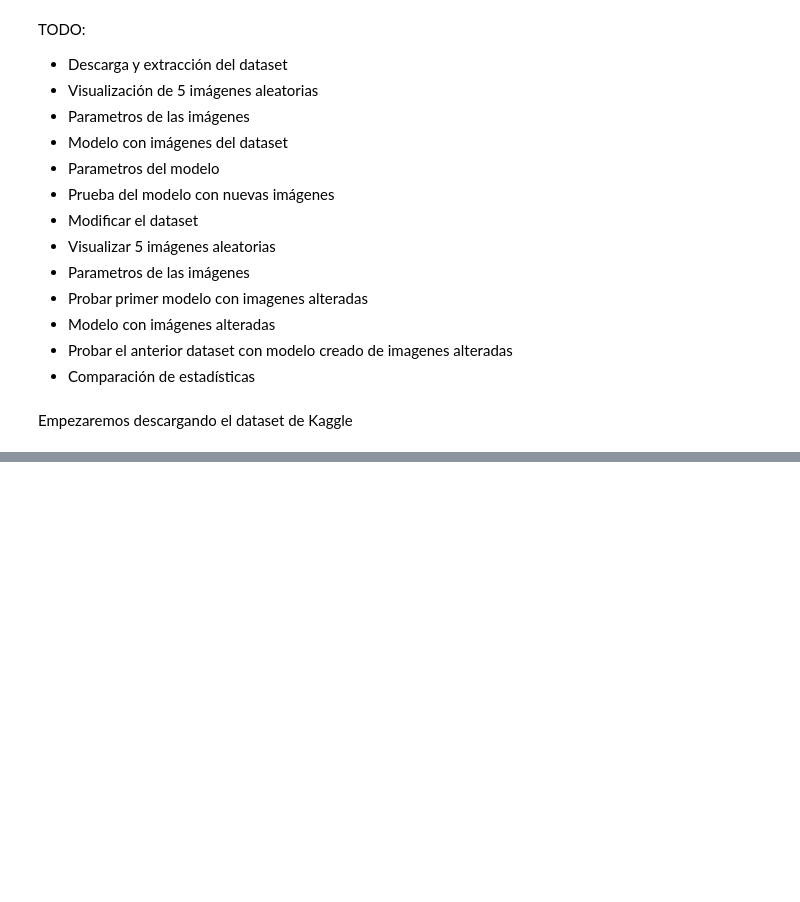
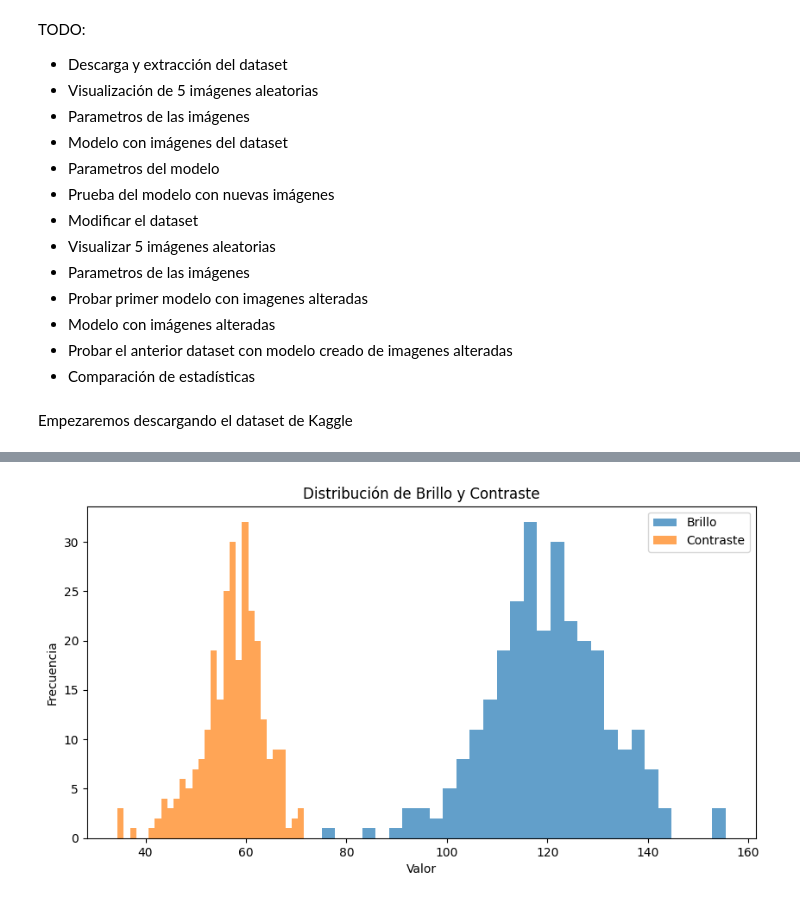
Before and after one commit to yahelrl19/ParkingLotProject, a Jupyter notebook: ParkingLotProject.ipynb, the cells around one changed output, grey strips where cells are left out. Saved outputs shown, nothing was run; the diff lists cells and outputs as text; code cells hidden in the pictures; blank space fills up the shorter version.

```diff
--- a/ParkingLotProject.ipynb
+++ b/ParkingLotProject.ipynb
@@ -301,0 +134,81 @@ weighted avg       0.84      0.90      0.87        60
+# %%
+import os
+import cv2
+import numpy as np
+import pandas as pd
+from tqdm import tqdm
+import matplotlib.pyplot as plt
+
+# Ruta al directorio del dataset
+images_dir = './dataset/mydata/mydata/images/train'
+
+# Funciones de análisis
+def analyze_image(image_path):
+    """Analiza propiedades de una imagen y retorna un diccionario con los resultados."""
+    # Cargar imagen
+    image = cv2.imread(image_path)
+    gray = cv2.cvtColor(image, cv2.COLOR_BGR2GRAY)
+
+    # Dimensiones de la imagen
+    height, width = gray.shape
+
+    # Brillo promedio
+    brightness = np.mean(gray)
+
+    # Contraste (desviación estándar de los valores de intensidad)
+    contrast = np.std(gray)
+
+    # Histograma de color
+    histogram = cv2.calcHist([image], [0], None, [256], [0, 256]).flatten()
+
+    # Ruido estimado (diferencia promedio entre la imagen y un filtro de suavizado)
+    blurred = cv2.GaussianBlur(gray, (5, 5), 0)
+    noise = np.mean(np.abs(gray - blurred))
+
+    # Bordes detectados (Canny)
+    edges = cv2.Canny(gray, 100, 200)
+    edge_density = np.sum(edges > 0) / (height * width)
+
+    return {
+        "Width": width,
+        "Height": height,
+        "Brightness": brightness,
+        "Contrast": contrast,
+        "Noise": noise,
+        "Edge Density": edge_density
+    }
+
+# Analizar todas las imágenes
+results = []
+image_files = sorted(os.listdir(images_dir))
+
+print("Analizando imágenes del dataset...")
+for image_file in tqdm(image_files):
+    image_path = os.path.join(images_dir, image_file)
+    analysis = analyze_image(image_path)
+    analysis["Image"] = image_file
+    results.append(analysis)
+
+# Convertir los resultados en un DataFrame
+df = pd.DataFrame(results)
+
+# Guardar el análisis como un archivo CSV
+output_file = "image_analysis_summary.csv"
+df.to_csv(output_file, index=False)
+
+print(f"Análisis completado. Resumen guardado en {output_file}")
+
+# Mostrar resumen estadístico
+print("\nResumen Estadístico:")
+print(df.describe())
+
+# Visualizar histogramas de brillo y contraste
+plt.figure(figsize=(10, 5))
+plt.hist(df["Brightness"], bins=30, alpha=0.7, label="Brillo")
+plt.hist(df["Contrast"], bins=30, alpha=0.7, label="Contraste")
+plt.title("Distribución de Brillo y Contraste")
+plt.xlabel("Valor")
+plt.ylabel("Frecuencia")
+plt.legend()
+plt.show()
+# %% [output]
@@ -301,0 +233 @@ weighted avg       0.84      0.90      0.87        60
+[figure, added]
```
Also changed, not shown: parts of 20 cells of this notebook.
